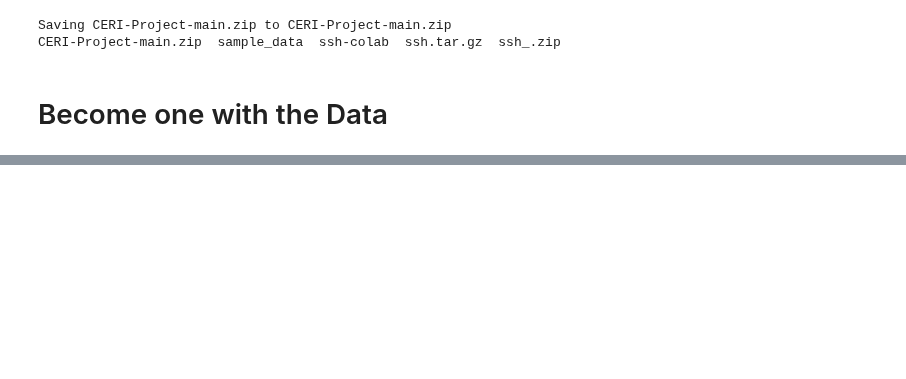
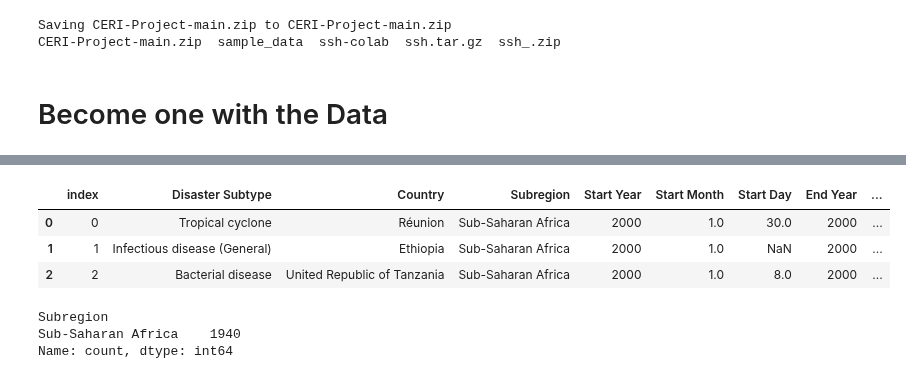
Before and after one commit to 0xpix/CERI-Project, a Jupyter notebook: notebooks/EDA.ipynb, the cells around one changed output, grey strips where cells are left out. Cells and saved outputs as stored; diff of their text form; code cells hidden in the pictures; blank space fills up the shorter version.

```diff
--- a/notebooks/EDA.ipynb
+++ b/notebooks/EDA.ipynb
@@ -99,0 +138,15 @@ plt.show()
+# %%
+# Create the data with Sub-Saharan countries only
+sub_saharan_climate_data = climate_data_with_selected_columns[climate_data_with_selected_columns['Subregion'] == 'Sub-Saharan Africa'].reset_index()
+sub_saharan_climate_data.head(3)
+# %% [output]
+|  | index | Disaster Subtype | Country | Subregion | Start Year | Start Month | Start Day | End Year | ... |
+| 0 | 0 | Tropical cyclone | Réunion | Sub-Saharan Africa | 2000 | 1.0 | 30.0 | 2000 | ... |
+| 1 | 1 | Infectious disease (General) | Ethiopia | Sub-Saharan Africa | 2000 | 1.0 | NaN | 2000 | ... |
+| 2 | 2 | Bacterial disease | United Republic of Tanzania | Sub-Saharan Africa | 2000 | 1.0 | 8.0 | 2000 | ... |
+# %%
+sub_saharan_climate_data['Subregion'].value_counts()
+# %% [output]
+Subregion
+Sub-Saharan Africa    1940
+Name: count, dtype: int64
```
Also changed, not shown: parts of 13 cells of this notebook.
